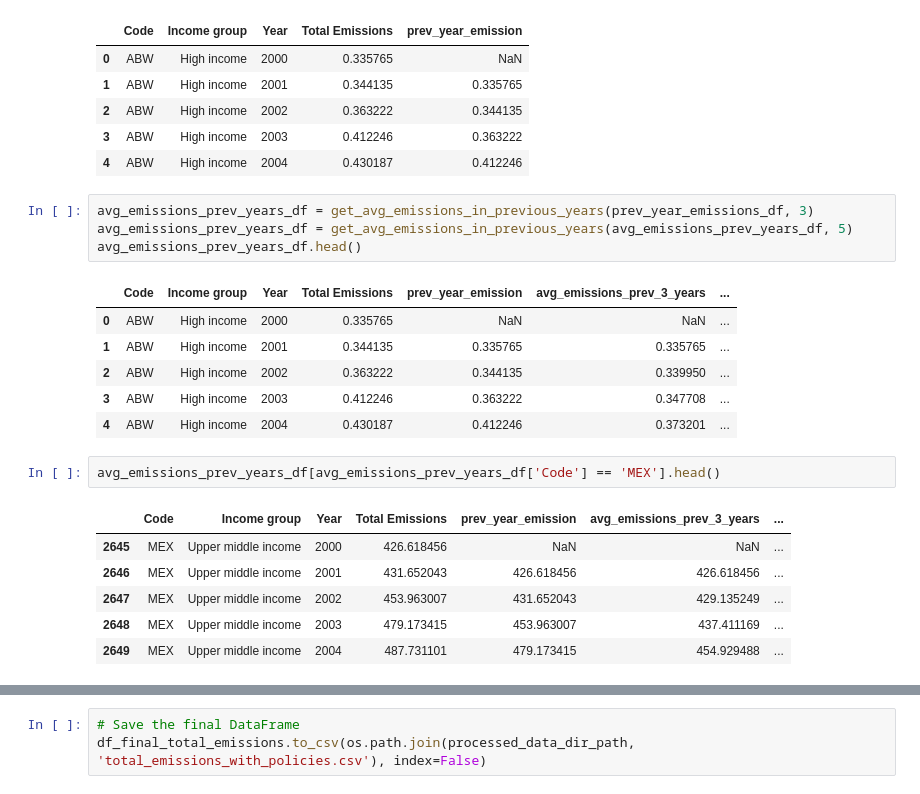
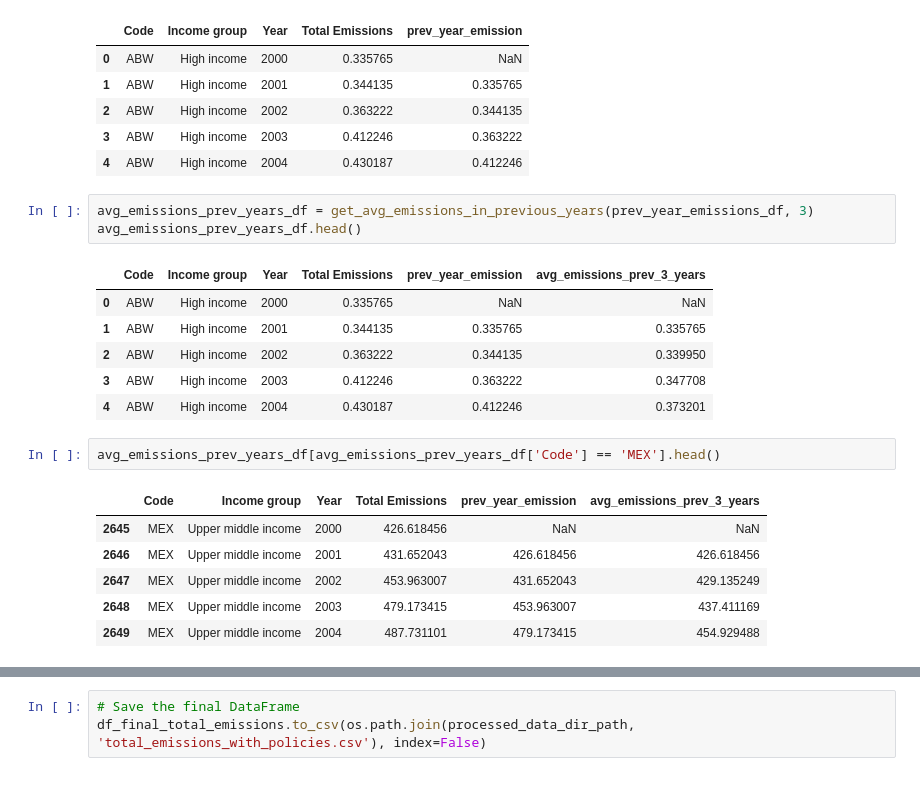
Before and after one commit to jroblar/ndc_evaluation, a Jupyter notebook: data_processing_scripts/policy_feature_engineering.ipynb, the cells around one changed output, grey strips where cells are left out. Cells and saved outputs as stored; diff of their text form.

```diff
--- a/data_processing_scripts/policy_feature_engineering.ipynb
+++ b/data_processing_scripts/policy_feature_engineering.ipynb
@@ -358,24 +380,23 @@ prev_year_emissions_df.head()
 | 4 | ABW | High income | 2004 | 0.430187 | 0.412246 |
 # %%
 avg_emissions_prev_years_df = get_avg_emissions_in_previous_years(prev_year_emissions_df, 3)
-avg_emissions_prev_years_df = get_avg_emissions_in_previous_years(avg_emissions_prev_years_df, 5)
 avg_emissions_prev_years_df.head()
 # %% [output]
-|  | Code | Income group | Year | Total Emissions | prev_year_emission | avg_emissions_prev_3_years | ... |
-| 0 | ABW | High income | 2000 | 0.335765 | NaN | NaN | ... |
-| 1 | ABW | High income | 2001 | 0.344135 | 0.335765 | 0.335765 | ... |
-| 2 | ABW | High income | 2002 | 0.363222 | 0.344135 | 0.339950 | ... |
-| 3 | ABW | High income | 2003 | 0.412246 | 0.363222 | 0.347708 | ... |
-| 4 | ABW | High income | 2004 | 0.430187 | 0.412246 | 0.373201 | ... |
+|  | Code | Income group | Year | Total Emissions | prev_year_emission | avg_emissions_prev_3_years |
+| 0 | ABW | High income | 2000 | 0.335765 | NaN | NaN |
+| 1 | ABW | High income | 2001 | 0.344135 | 0.335765 | 0.335765 |
+| 2 | ABW | High income | 2002 | 0.363222 | 0.344135 | 0.339950 |
+| 3 | ABW | High income | 2003 | 0.412246 | 0.363222 | 0.347708 |
+| 4 | ABW | High income | 2004 | 0.430187 | 0.412246 | 0.373201 |
 # %%
 avg_emissions_prev_years_df[avg_emissions_prev_years_df['Code'] == 'MEX'].head()
 # %% [output]
-|  | Code | Income group | Year | Total Emissions | prev_year_emission | avg_emissions_prev_3_years | ... |
-| 2645 | MEX | Upper middle income | 2000 | 426.618456 | NaN | NaN | ... |
-| 2646 | MEX | Upper middle income | 2001 | 431.652043 | 426.618456 | 426.618456 | ... |
-| 2647 | MEX | Upper middle income | 2002 | 453.963007 | 431.652043 | 429.135249 | ... |
-| 2648 | MEX | Upper middle income | 2003 | 479.173415 | 453.963007 | 437.411169 | ... |
-| 2649 | MEX | Upper middle income | 2004 | 487.731101 | 479.173415 | 454.929488 | ... |
+|  | Code | Income group | Year | Total Emissions | prev_year_emission | avg_emissions_prev_3_years |
+| 2645 | MEX | Upper middle income | 2000 | 426.618456 | NaN | NaN |
+| 2646 | MEX | Upper middle income | 2001 | 431.652043 | 426.618456 | 426.618456 |
+| 2647 | MEX | Upper middle income | 2002 | 453.963007 | 431.652043 | 429.135249 |
+| 2648 | MEX | Upper middle income | 2003 | 479.173415 | 453.963007 | 437.411169 |
+| 2649 | MEX | Upper middle income | 2004 | 487.731101 | 479.173415 | 454.929488 |
 # %%
 # Merge all the DataFrames
 df_final_total_emissions = pd.merge(policies_in_the_last_years, avg_emissions_prev_years_df, left_on=['iso3', 'year'], right_on=['Code', 'Year'], how='inner')
```
Also changed, not shown: parts of 10 cells of this notebook.
